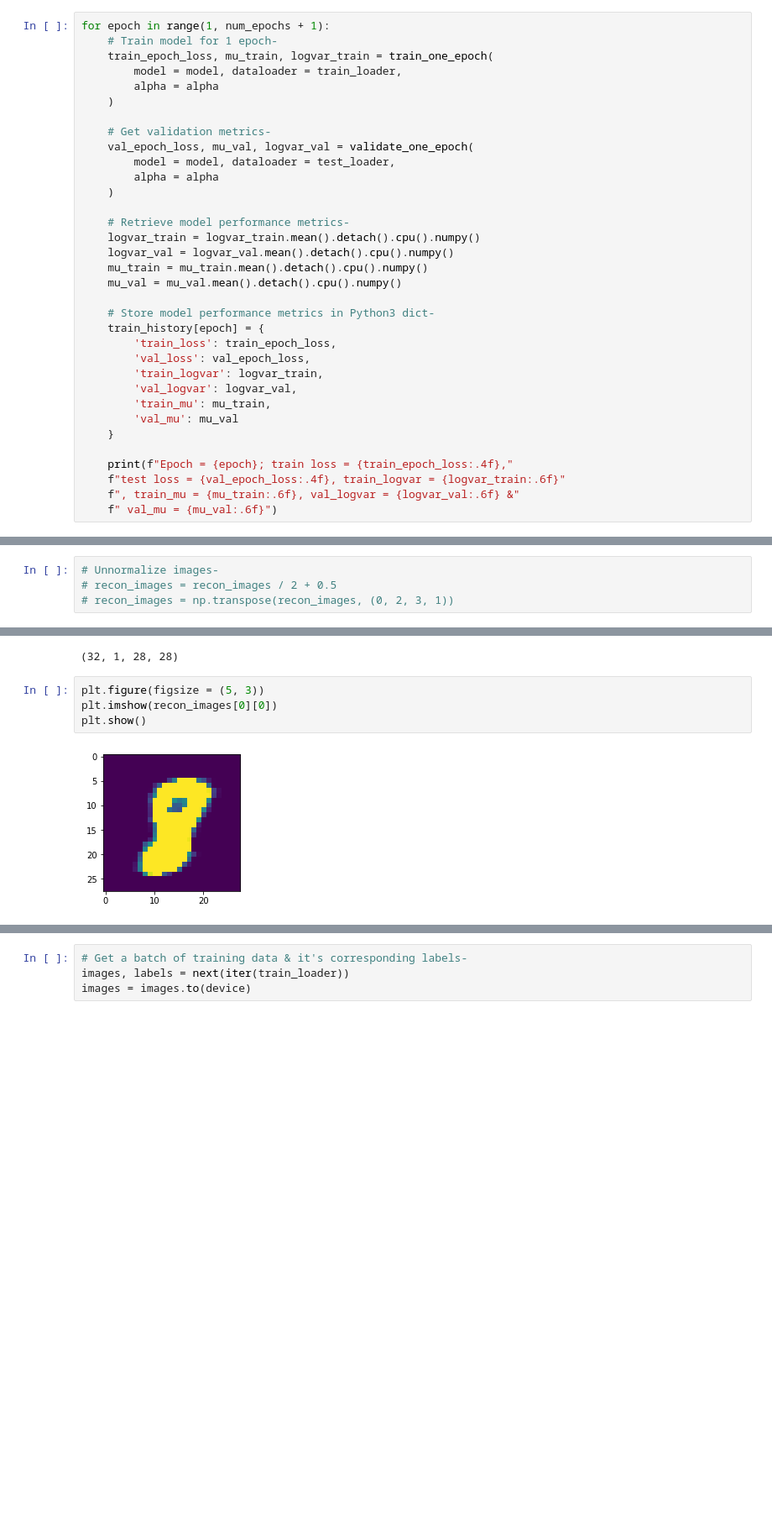
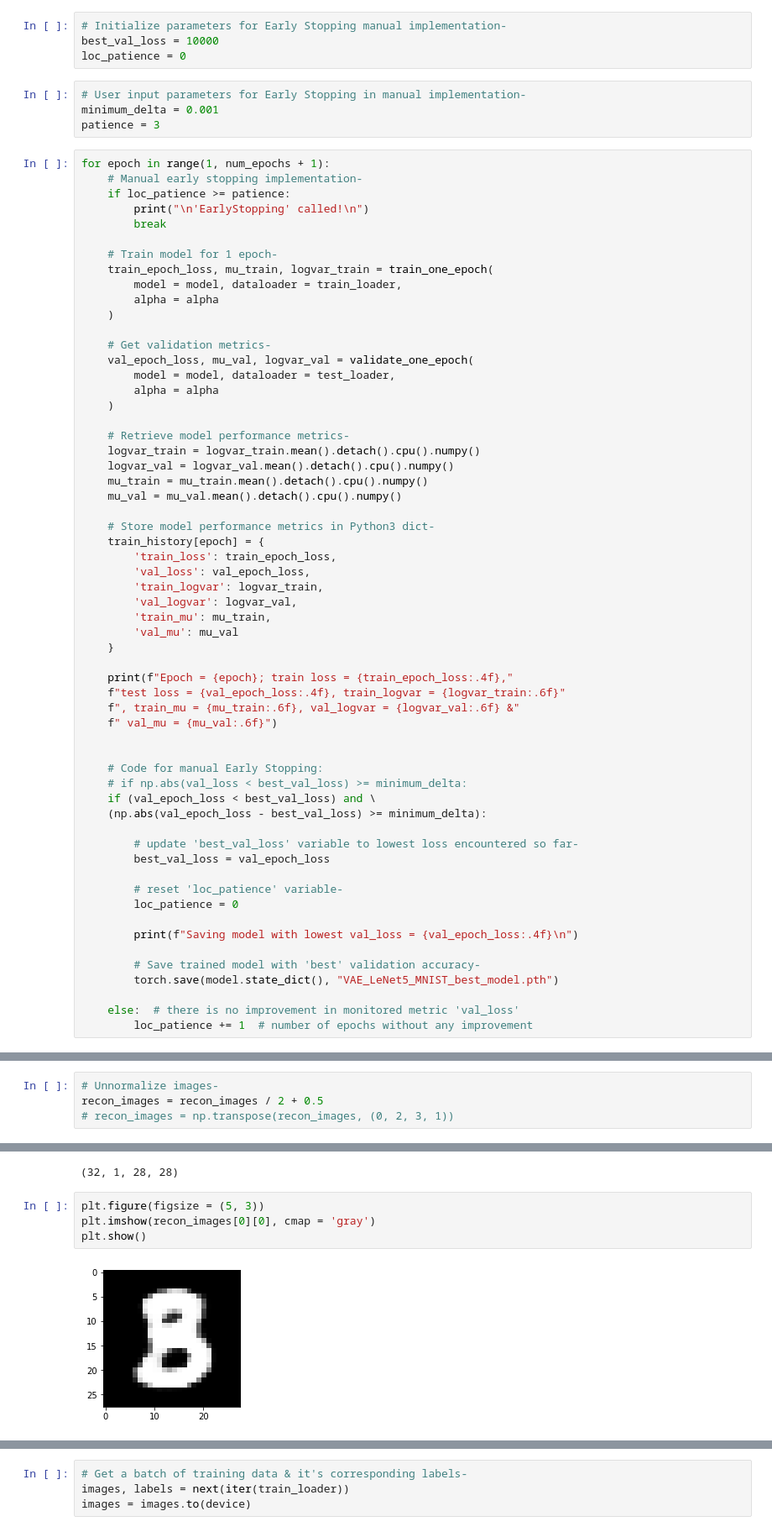
Before and after one commit to arjun-majumdar/Autoencoders_Experiments, a Jupyter notebook: VAE_LeNet5_PyTorch_MNIST.ipynb, the cells around one changed output, grey strips where cells are left out. Shown: that part at 84% size. Cells and saved outputs as stored; diff of their text form; blank space fills up the shorter version.

Commit message:
VAE - LeNet5 with MNIST

```diff
--- a/VAE_LeNet5_PyTorch_MNIST.ipynb
+++ b/VAE_LeNet5_PyTorch_MNIST.ipynb
@@ -585,5 +596,18 @@ Training VAE model for 35 epochs
+# %%
+# Initialize parameters for Early Stopping manual implementation-
+best_val_loss = 10000
+loc_patience = 0
+# %%
+# User input parameters for Early Stopping in manual implementation-
+minimum_delta = 0.001
+patience = 3
 # %%
 for epoch in range(1, num_epochs + 1):
+    # Manual early stopping implementation-
+    if loc_patience >= patience:
+        print("\n'EarlyStopping' called!\n")
+        break
+
     # Train model for 1 epoch-
     train_epoch_loss, mu_train, logvar_train = train_one_epoch(
         model = model, dataloader = train_loader,
@@ -616,4 +640,24 @@ for epoch in range(1, num_epochs + 1):
     f"test loss = {val_epoch_loss:.4f}, train_logvar = {logvar_train:.6f}"
     f", train_mu = {mu_train:.6f}, val_logvar = {logvar_val:.6f} &"
     f" val_mu = {mu_val:.6f}")
+
+
+    # Code for manual Early Stopping:
+    # if np.abs(val_loss < best_val_loss) >= minimum_delta:
+    if (val_epoch_loss < best_val_loss) and \
+    (np.abs(val_epoch_loss - best_val_loss) >= minimum_delta):
+
+        # update 'best_val_loss' variable to lowest loss encountered so far-
+        best_val_loss = val_epoch_loss
+
+        # reset 'loc_patience' variable-
+        loc_patience = 0
+
+        print(f"Saving model with lowest val_loss = {val_epoch_loss:.4f}\n")
+
+        # Save trained model with 'best' validation accuracy-
+        torch.save(model.state_dict(), "VAE_LeNet5_MNIST_best_model.pth")
+
+    else:  # there is no improvement in monitored metric 'val_loss'
+        loc_patience += 1  # number of epochs without any improvement
 # %% [output]
@@ -700,7 +748,7 @@ recon_images.shape, mu.shape, log_var.shape
 ((32, 1, 28, 28), (32, 3), (32, 3))
 # %%
 # Unnormalize images-
-# recon_images = recon_images / 2 + 0.5
+recon_images = recon_images / 2 + 0.5
 # recon_images = np.transpose(recon_images, (0, 2, 3, 1))
 # %%
 recon_images.shape
@@ -708,10 +756,10 @@ recon_images.shape
 (32, 1, 28, 28)
 # %%
 plt.figure(figsize = (5, 3))
-plt.imshow(recon_images[0][0])
+plt.imshow(recon_images[0][0], cmap = 'gray')
 plt.show()
 # %% [output]
-[figure, old version]
+[figure, new version]
 # %%
 # Visualize 10 images from reconstructions-
 for i in range(10):
```
Also changed, not shown: parts of 32 cells of this notebook.
